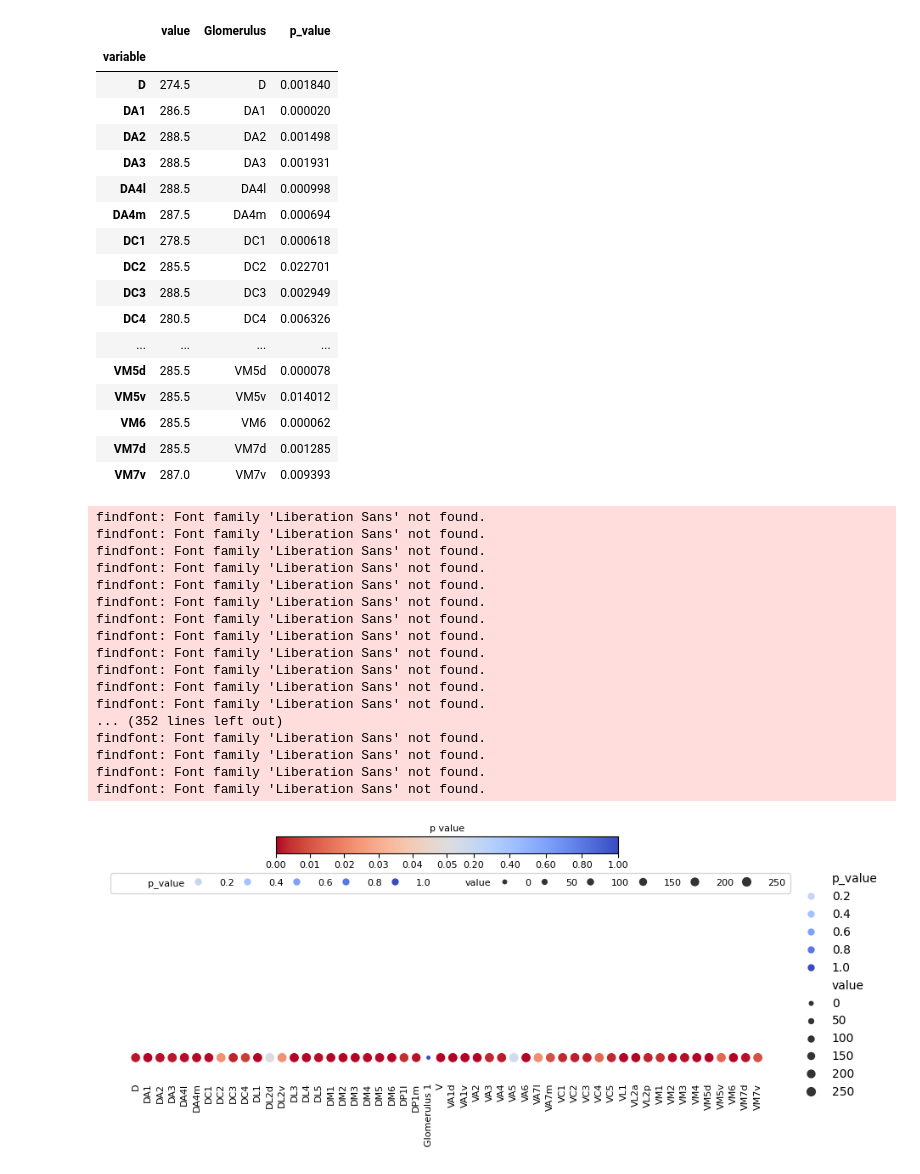
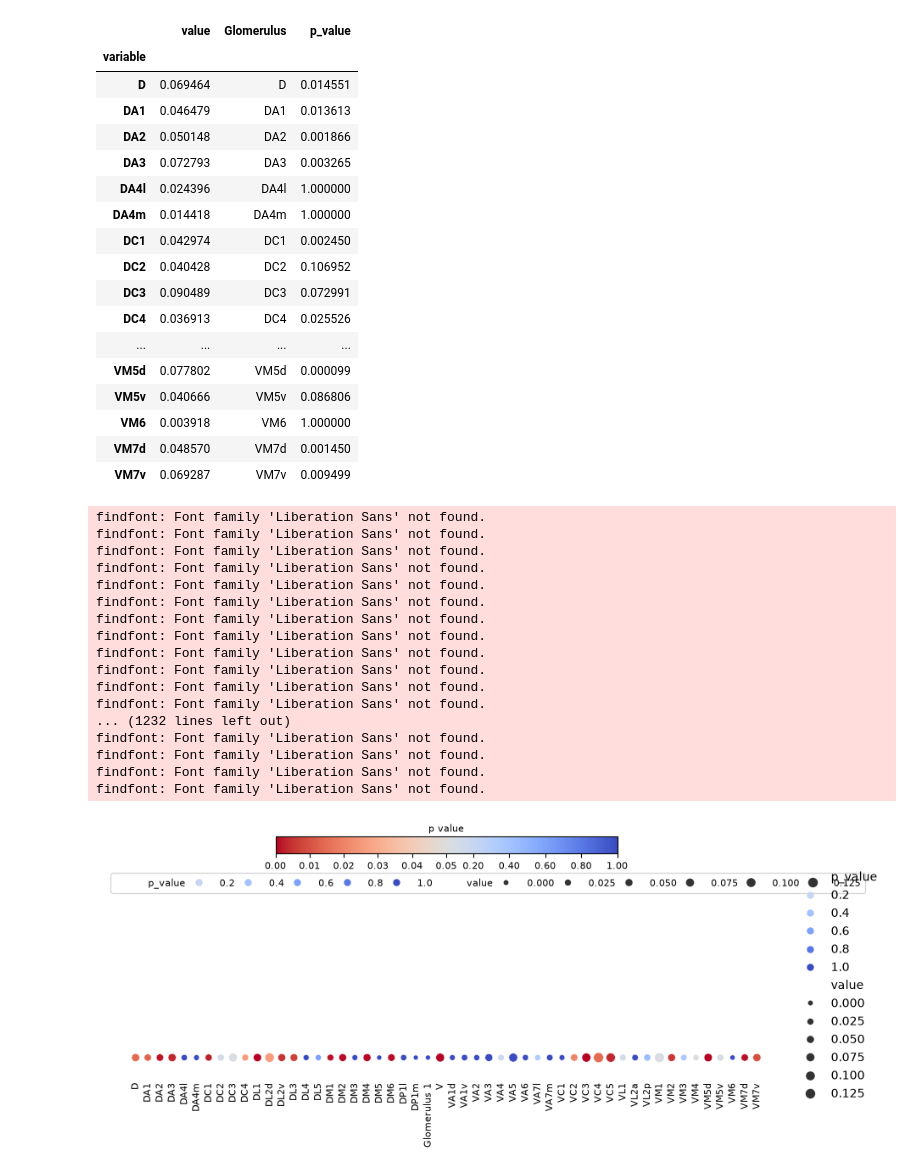
Before and after one commit to htem/aedes_public, a Jupyter notebook: fig_s6/fig_s6c_ffFraction.ipynb, the cells around one changed output. Cells and saved outputs as stored; diff of their text form; code cells hidden in the pictures.

Commit message:
update relplots
update relplots to reflect appropriate variables

```diff
--- a/fig_s6/fig_s6c_ffFraction.ipynb
+++ b/fig_s6/fig_s6c_ffFraction.ipynb
@@ -26,10 +26,10 @@ glom_volume_single_uPN['glom_pn_type'] = ['single uPN','single uPN','single uPN'
                             'single uPN','multiple uPNs', 'single uPN']
 # %%
 #This CSV is created by retrieve_neuron_data.ipynb
-rec_synapse_count_data = pd.read_csv('../csvs/recurrent_synapse_count_data.csv')
+ff_synapse_fraction_data = pd.read_csv('../csvs/feedforward_synapse_fraction_data.csv')
 # %%
 #converts wide table to long table format for plotting
-rec_synapse_count_data_long = pd.melt(rec_synapse_count_data)
-rec_synapse_count_data_long = rec_synapse_count_data_long[rec_synapse_count_data_long['value'].notna()]
+ff_synapse_fraction_data_long = pd.melt(ff_synapse_fraction_data)
+ff_synapse_fraction_data_long = ff_synapse_fraction_data_long[ff_synapse_fraction_data_long['value'].notna()]
 # %%
 #populates columns based on glomerulus type for plotting
@@ -54,12 +54,12 @@ for cell_index in glomV_index:
 # %%
 #post hoc tests
-uncorrected_recurrent_synapse_count_post_hoc_all = sp.posthoc_mannwhitney(rec_synapse_count_data_long,val_col='value',group_col='variable')
+uncorrected_feedforward_synapse_fraction_post_hoc_all = sp.posthoc_mannwhitney(ff_synapse_fraction_data_long,val_col='value',group_col='variable')
 
-synapse_count_correction_results_all = statsmodels.stats.multitest.multipletests(uncorrected_recurrent_synapse_count_post_hoc_all['Glomerulus 1'], alpha=0.05, method='bonferroni')
-corrected_recurrent_synapse_count_post_hoc_all = pd.DataFrame({'Glomerulus': list(uncorrected_recurrent_synapse_count_post_hoc_all['Glomerulus 1'].index),
-                                               'significant': synapse_count_correction_results_all[0],
-                                               'uncorrected_p_value': uncorrected_recurrent_synapse_count_post_hoc_all['Glomerulus 1'],
-                                               'corrected p_value':synapse_count_correction_results_all[1]})
-corrected_recurrent_synapse_count_post_hoc_all
+synapse_fraction_correction_results_all = statsmodels.stats.multitest.multipletests(uncorrected_feedforward_synapse_fraction_post_hoc_all['Glomerulus 1'], alpha=0.05, method='bonferroni')
+corrected_feedforward_synapse_fraction_post_hoc_all = pd.DataFrame({'Glomerulus': list(uncorrected_feedforward_synapse_fraction_post_hoc_all['Glomerulus 1'].index),
+                                               'significant': synapse_fraction_correction_results_all[0],
+                                               'uncorrected_p_value': uncorrected_feedforward_synapse_fraction_post_hoc_all['Glomerulus 1'],
+                                               'corrected p_value':synapse_fraction_correction_results_all[1]})
+corrected_feedforward_synapse_fraction_post_hoc_all
 # %% [output]
 |  | Glomerulus | significant | uncorrected_p_value | corrected p_value |
@@ -82,34 +82,34 @@ corrected_recurrent_synapse_count_post_hoc_all
 # %%
-recurrent_count_data_long_only_glom_1_medians = rec_synapse_count_data_long.groupby(by=["variable"])["value"].median()
-recurrent_count_data_long_only_glom_1_medians = abs(recurrent_count_data_long_only_glom_1_medians - recurrent_count_data_long_only_glom_1_medians['Glomerulus 1'])
-recurrent_count_data_medians = pd.DataFrame(recurrent_count_data_long_only_glom_1_medians)
-recurrent_count_data_medians['Glomerulus'] = recurrent_count_data_medians.index
-recurrent_count_data_medians['p_value']= corrected_recurrent_synapse_count_post_hoc_all['corrected p_value']
-recurrent_count_data_medians
+feedforward_fraction_data_long_only_glom_1_medians = ff_synapse_fraction_data_long.groupby(by=["variable"])["value"].median()
+feedforward_fraction_data_long_only_glom_1_medians = abs(feedforward_fraction_data_long_only_glom_1_medians - feedforward_fraction_data_long_only_glom_1_medians['Glomerulus 1'])
+feedforward_fraction_data_medians = pd.DataFrame(feedforward_fraction_data_long_only_glom_1_medians)
+feedforward_fraction_data_medians['Glomerulus'] = feedforward_fraction_data_medians.index
+feedforward_fraction_data_medians['p_value']= corrected_feedforward_synapse_fraction_post_hoc_all['corrected p_value']
+feedforward_fraction_data_medians
 # %% [output]
 |  | value | Glomerulus | p_value |
 | variable |  |  |  |
-| D | 274.5 | D | 0.001840 |
-| DA1 | 286.5 | DA1 | 0.000020 |
-| DA2 | 288.5 | DA2 | 0.001498 |
-| DA3 | 288.5 | DA3 | 0.001931 |
-| DA4l | 288.5 | DA4l | 0.000998 |
-| DA4m | 287.5 | DA4m | 0.000694 |
-| DC1 | 278.5 | DC1 | 0.000618 |
-| DC2 | 285.5 | DC2 | 0.022701 |
-| DC3 | 288.5 | DC3 | 0.002949 |
-| DC4 | 280.5 | DC4 | 0.006326 |
+| D | 0.069464 | D | 0.014551 |
+| DA1 | 0.046479 | DA1 | 0.013613 |
+| DA2 | 0.050148 | DA2 | 0.001866 |
+| DA3 | 0.072793 | DA3 | 0.003265 |
+| DA4l | 0.024396 | DA4l | 1.000000 |
+| DA4m | 0.014418 | DA4m | 1.000000 |
+| DC1 | 0.042974 | DC1 | 0.002450 |
+| DC2 | 0.040428 | DC2 | 0.106952 |
+| DC3 | 0.090489 | DC3 | 0.072991 |
+| DC4 | 0.036913 | DC4 | 0.025526 |
 | ... | ... | ... | ... |
-| VM5d | 285.5 | VM5d | 0.000078 |
-| VM5v | 285.5 | VM5v | 0.014012 |
-| VM6 | 285.5 | VM6 | 0.000062 |
-| VM7d | 285.5 | VM7d | 0.001285 |
-| VM7v | 287.0 | VM7v | 0.009393 |
+| VM5d | 0.077802 | VM5d | 0.000099 |
+| VM5v | 0.040666 | VM5v | 0.086806 |
+| VM6 | 0.003918 | VM6 | 1.000000 |
+| VM7d | 0.048570 | VM7d | 0.001450 |
+| VM7v | 0.069287 | VM7v | 0.009499 |
 # %%
 divnorm = colors.TwoSlopeNorm(vmin=0, vcenter=.05, vmax=1)
 sm = plt.cm.ScalarMappable(cmap=sns.color_palette("coolwarm", as_cmap=True).reversed(),norm=divnorm)
 
-ax = sns.relplot(data = recurrent_count_data_medians, y = [0.75] * 52, x='Glomerulus',size='value',
+ax = sns.relplot(data = feedforward_fraction_data_medians, y = [0.75] * 52, x='Glomerulus',size='value',
             #sizes=relplot_sizing(in_volume_cable_length_medians['value'],10,25),
             #size_order = list(range(len(in_volume_cable_length_medians['sizing']))),
             palette=sns.color_palette("coolwarm", as_cmap=True).reversed() ,hue='p_value',hue_norm=divnorm,height=4, aspect=18/8)
@@ -124,33 +124,33 @@ for text in legend.texts:
     text.set_fontsize(8)
 
 cbar = ax.figure.colorbar(sm,ax=plt.gca(),ticks = [0, 0.01,0.02,0.03,0.04,0.05, 0.2, 0.4, 0.6, 0.8, 1],
                           fraction=.2,shrink=0.5,orientation='horizontal',
                           location='top')#,norm=colors.TwoSlopeNorm(vmin=min(in_volume_cable_length_medians['p_value']), vcenter=.05, vmax=max(in_volume_cable_length_medians['p_value'])))#,values=divnorm(in_volume_cable_length_medians['p_value']))
 cbar.ax.tick_params(labelsize=8)
 cbar.ax.xaxis.set_ticks_position("bottom")
 cbar.set_label('p value', size=8)
 #cbar.ax.set_yscale('linear')
 
 sns.despine(fig=None, ax=None, top=True, right=True, left=True, bottom=True, offset=None, trim=False)
 
-plt.savefig('../svgs/recurrent_count_only_glom_1_relplot.svg', format="svg")
+plt.savefig('../svgs/feedforward_fraction_only_glom_1_relplot.svg', format="svg")
 plt.show()
 # %% [output]
 findfont: Font family 'Liberation Sans' not found.
 findfont: Font family 'Liberation Sans' not found.
 findfont: Font family 'Liberation Sans' not found.
 findfont: Font family 'Liberation Sans' not found.
 findfont: Font family 'Liberation Sans' not found.
 findfont: Font family 'Liberation Sans' not found.
 findfont: Font family 'Liberation Sans' not found.
 findfont: Font family 'Liberation Sans' not found.
 findfont: Font family 'Liberation Sans' not found.
 findfont: Font family 'Liberation Sans' not found.
 findfont: Font family 'Liberation Sans' not found.
 findfont: Font family 'Liberation Sans' not found.
-... (352 lines left out)
+... (1232 lines left out)
 findfont: Font family 'Liberation Sans' not found.
 findfont: Font family 'Liberation Sans' not found.
 findfont: Font family 'Liberation Sans' not found.
 findfont: Font family 'Liberation Sans' not found.
-[figure, old version]
+[figure, new version]
```
Also changed, not shown: parts of 2 cells of this notebook, 3 other files.
